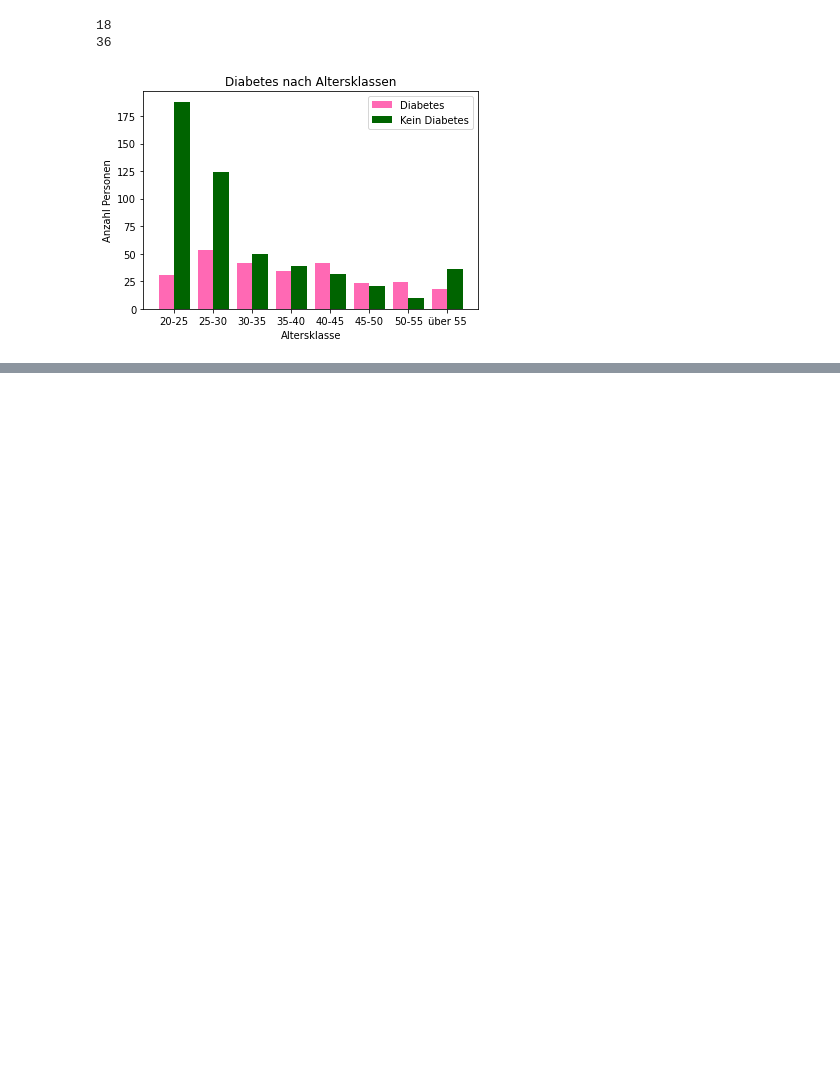
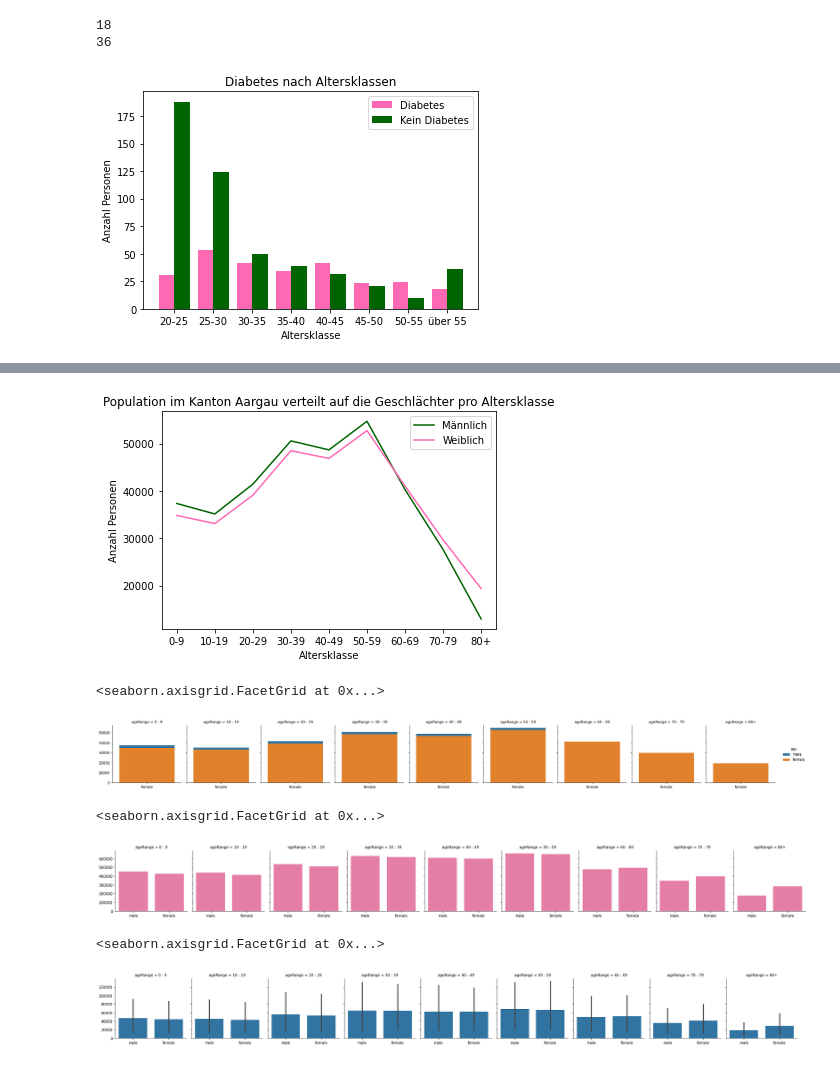
Before and after one commit to Juuuliia/Grundkompetenz-Datenvisualisierung, a Jupyter notebook: GdvAbgabe/GdvAbgabe.ipynb, the cells around one changed output, grey strips where cells are left out. Drawn from its saved outputs; the diff is of its cells as text; code cells hidden in the pictures; blank space fills up the shorter version.

```diff
--- a/GdvAbgabe/GdvAbgabe.ipynb
+++ b/GdvAbgabe/GdvAbgabe.ipynb
@@ -690,0 +740,35 @@ plt.show()
+# %%
+# Abbildung 23: Wie viele Männer und Frauen hat es pro Altersklasse (Liniendiagramm)
+plt.plot(X,m,color="darkgreen",label="Männlich")
+plt.plot(X,w,color="hotpink",label="Weiblich")
+
+plt.xticks(X_axis, X)
+plt.xlabel("Altersklasse")
+plt.ylabel("Anzahl Personen")
+plt.title("Population im Kanton Aargau verteilt auf die Geschlächter pro Altersklasse")
+plt.legend()
+plt.show()
+# %% [output]
+[figure, added]
+# %%
+# https://seaborn.pydata.org/generated/seaborn.FacetGrid.html
+g = sns.FacetGrid(df_ag, col="ageRange", hue="sex")
+g.map_dataframe(sns.barplot, x="sex", y="pop")
+g.add_legend()
+# %% [output]
+<seaborn.axisgrid.FacetGrid at 0x...>
+[figure, added]
+# %%
+g = sns.FacetGrid(data2, col="ageRange", hue="geoRegion")
+g.map_dataframe(sns.barplot, x="sex", y="pop")
+#g.add_legend()
+# %% [output]
+<seaborn.axisgrid.FacetGrid at 0x...>
+[figure, added]
+# %%
+g = sns.FacetGrid(data2, col="ageRange")
+g.map_dataframe(sns.barplot, x="sex", y="pop")
+g.add_legend()
+# %% [output]
+<seaborn.axisgrid.FacetGrid at 0x...>
+[figure, added]
```
Also changed, not shown: parts of 5 cells of this notebook, 1 other file.
